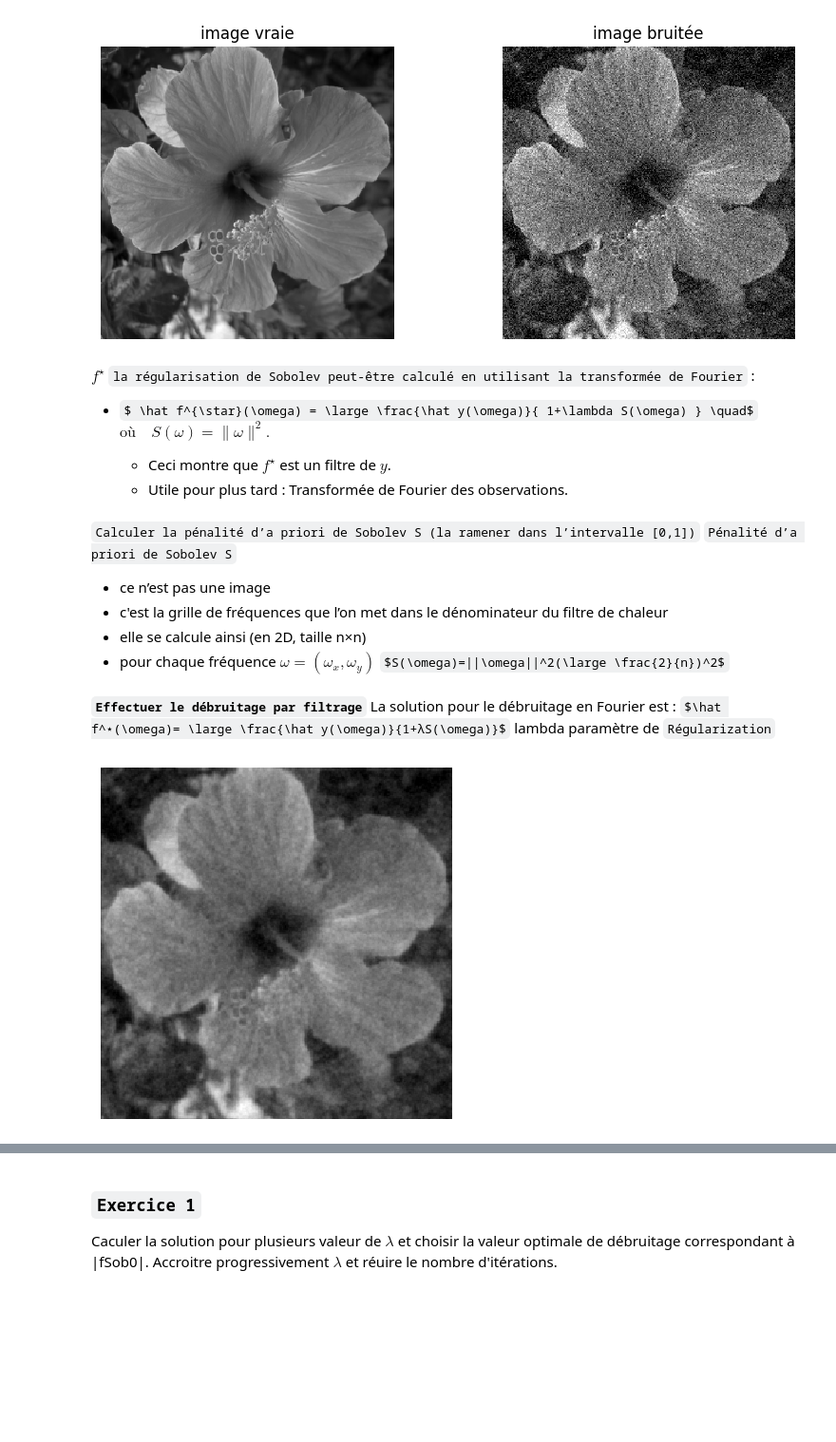
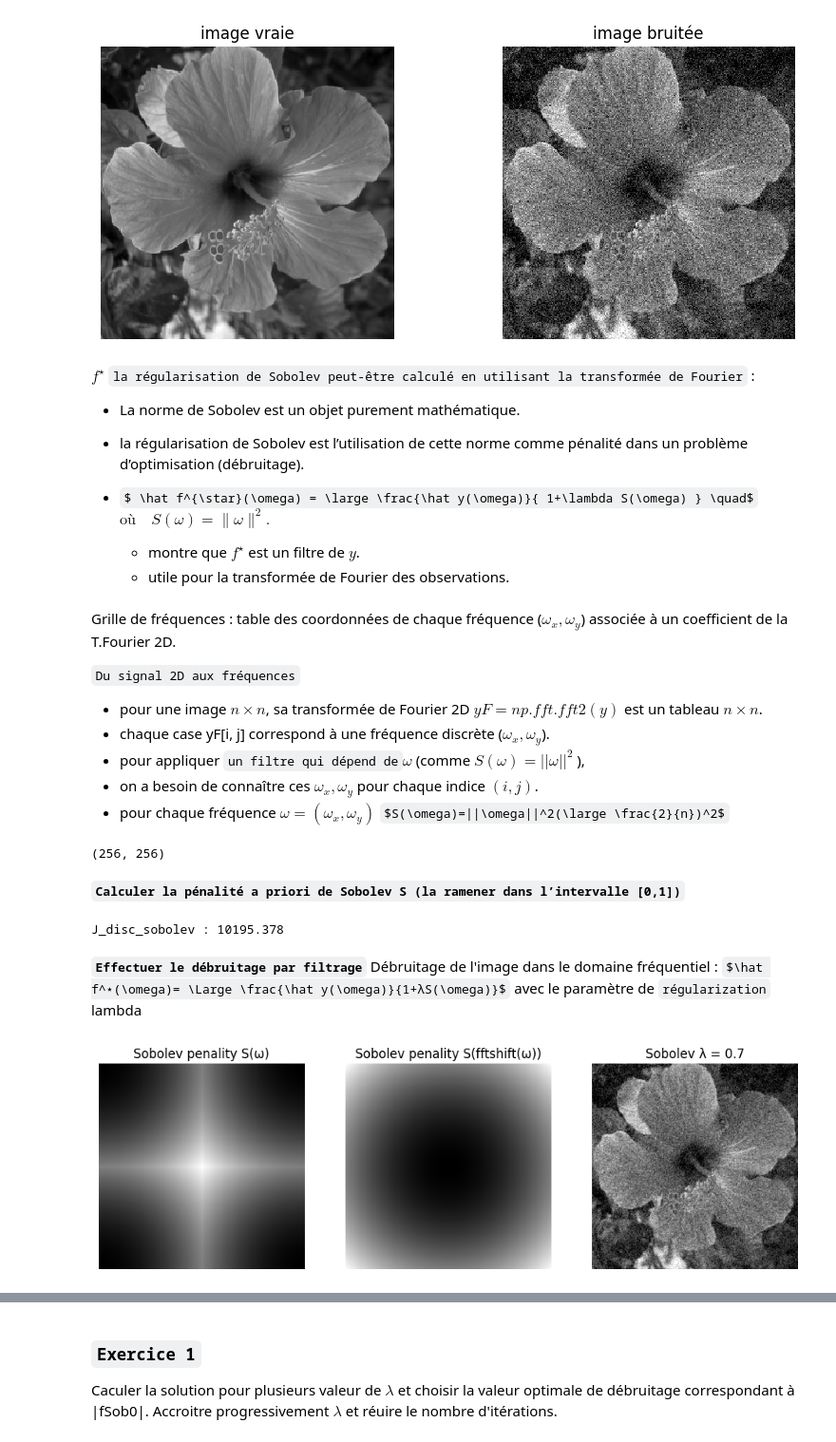
Before and after one commit to Borleo/2_M2_IAFA, a Jupyter notebook: TP_M2IAFA/TP_M2_IMGCMPT/TP23_Imagerie_Computationnelle/1_Simple Denoising Methods/Denoising by Sobolev and Total Variation Regularization/denoisingsimp_4_denoiseregul.ipynb, the cells around one changed output, grey strips where cells are left out. Shown at 95% size. Drawn from its saved outputs; the diff is of its cells as text; code cells hidden in the pictures; some formulas as TeX source; blank space fills up the shorter version.

```diff
--- a/TP_M2IAFA/TP_M2_IMGCMPT/TP23_Imagerie_Computationnelle/1_Simple Denoising Methods/Denoising by Sobolev and Total Variation Regularization/denoisingsimp_4_denoiseregul.ipynb
+++ b/TP_M2IAFA/TP_M2_IMGCMPT/TP23_Imagerie_Computationnelle/1_Simple Denoising Methods/Denoising by Sobolev and Total Variation Regularization/denoisingsimp_4_denoiseregul.ipynb
@@ -100,8 +105,11 @@ imageplot(clamp(y),'image bruitée', [1,2,2])
 [figure]
 # %% [markdown]
 $f^{\star}$ `la régularisation de Sobolev peut-être calculé en utilisant la transformée de Fourier` :
+- La norme de Sobolev est un objet purement mathématique.
+- la régularisation de Sobolev est l’utilisation de cette norme comme pénalité dans un problème d’optimisation (débruitage).
 - $ \hat f^{\star}(\omega) = \large \frac{\hat y(\omega)}{ 1+\lambda S(\omega) } \quad$ $\text{où}\quad S(\omega)=\|\omega\|^2. $
 
-   - Ceci montre que $f^{\star}$ est un filtre de $y$.
-   - Utile pour plus tard : Transformée de Fourier des observations.
+
+   - montre que $f^{\star}$ est un filtre de $y$.
+   - utile pour la transformée de Fourier des observations.
 # %%
@@ -109,22 +117,45 @@ $f^{\star}$ `la régularisation de Sobolev peut-être calculé en utilisant la t
 yF = np.fft.fft2(y)
 # %% [markdown]
-`Calculer la pénalité d’a priori de Sobolev S (la ramener dans l’intervalle [0,1])`
-`Pénalité d’a priori de Sobolev S`
- - ce n’est pas une image
- - c'est la grille de fréquences que l’on met dans le dénominateur du filtre de chaleur
- - elle se calcule ainsi (en 2D, taille n×n)
- - pour chaque fréquence $ω=(ω_x,ω_y)$ $S(\omega)=||\omega||^2(\large \frac{2}{n})^2$
+Grille de fréquences : table des coordonnées de chaque fréquence ($ω_x ,ω_y$) associée à un coefficient de la T.Fourier 2D.
+
+`Du signal 2D aux fréquences`
+   - pour une image $n×n$, sa transformée de Fourier 2D $yF = np.fft.fft2(y)$ est un tableau $n×n$.
+   - chaque case yF[i, j] correspond à une fréquence discrète ($ω_x ,ω_y$).
+   - pour appliquer `un filtre qui dépend de`$ω$ (comme $S(ω)=||ω||^2$ ),
+   - on a besoin de connaître ces $ω_x ,ω_y$  pour chaque indice $(i,j)$.
+   - pour chaque fréquence $ω=(ω_x,ω_y)$ $S(\omega)=||\omega||^2(\large \frac{2}{n})^2$
 # %%
 t = np.concatenate( (np.arange(0,n/2), np.arange(-n/2,0) ) )
 [Y,X] = np.meshgrid(t, t)
-S = (X**2 + Y**2) * (2 / n)**2
+# un filtre qui dépend de ω S(ω)=||ω||^2, pour chaque fréquence S(ω)
+Sω = (X**2 + Y**2) * (2 / n)**2
+Sω.shape
+# %% [output]
+(256, 256)
+# %% [markdown]
+__`Calculer la pénalité a priori de Sobolev S (la ramener dans l’intervalle [0,1])`__
+# %%
+Sω = (X**2 + Y**2) * (2 / n)**2
+
+Sω_min = Sω.min()
+Sω_max = Sω.max()
+
+Sω_norm = (Sω - Sω_min) / (Sω_max - Sω_min)
+# Sω_norm a maintenant des valeurs dans [0,1]
+J_disc_sobolev = np.sum(Sω_norm**2)
+print(f"J_disc_sobolev : {J_disc_sobolev:.3f}")
+# %% [output]
+J_disc_sobolev : 10195.378
 # %% [markdown]
 __`Effectuer le débruitage par filtrage`__
-La solution pour le débruitage en Fourier est : $\hat f^⋆(\omega)= \large \frac{\hat y(\omega)}{1+λS(\omega)}$ lambda paramètre de `Régularization`
+Débruitage de l'image dans le domaine fréquentiel : $\hat f^⋆(\omega)= \Large \frac{\hat y(\omega)}{1+λS(\omega)}$  avec le paramètre de `régularization` lambda
 # %%
-lambd = 10
-fsob = lambda yF,lambd,S : np.real(np.fft.ifft2(yF / (1 + lambd * S)))
-fSob = fsob(yF,lambd,S)
-imageplot(clamp(fSob))
+lambd = 0.7
+fsob = lambda yF,lambd,Sω : np.real(np.fft.ifft2(yF / (1 + lambd * Sω)))
+fSob = fsob(yF,lambd, Sω)
+plt.figure(figsize=(12, 4))
+imageplot(Sω_norm, 'Sobolev penality S(ω)', [1,3,1])
+imageplot(np.fft.fftshift(Sω_norm), 'Sobolev penality S(fftshift(ω))', [1,3,2])
+imageplot(clamp(fSob),f'Sobolev λ = {lambd}', [1,3,3])
 # %% [output]
-[figure, old version]
+[figure, new version]
```
Also changed, not shown: parts of 44 cells of this notebook.
